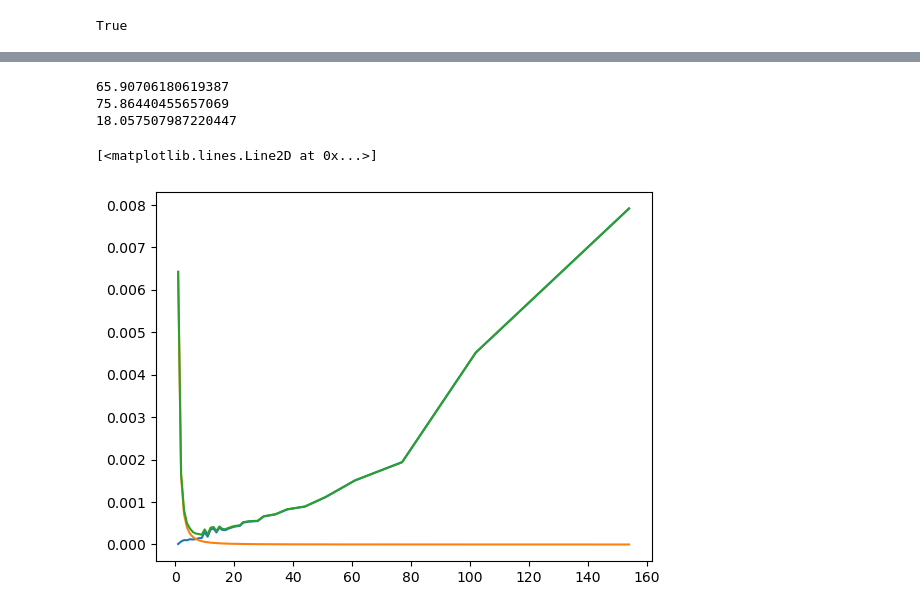
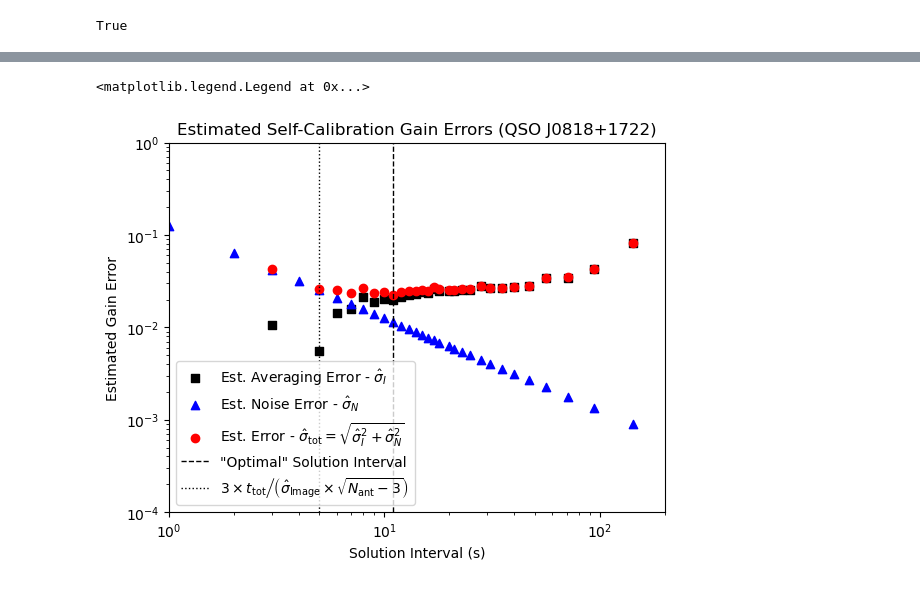
Before and after one commit to pm-keller/qsoimg, a Jupyter notebook: nbooks/solint.ipynb, the cells around one changed output, grey strips where cells are left out. Saved outputs shown, nothing was run; the diff lists cells and outputs as text; code cells hidden in the pictures.

```diff
--- a/nbooks/solint.ipynb
+++ b/nbooks/solint.ipynb
@@ -166,23 +267,29 @@ print(data.shape)
 # %%
 varI_list = np.array(varI_list)
 varN_list = np.array(varN_list)
-var_tot = varI_list + 18 * varN_list
+var_tot = varI_list + varN_list
 imin = np.nanargmin(var_tot)
 solint = solint0 * np.array(dt_list)[imin]
-
-print(1 / np.sqrt(var_tot[imin]))
-print(2 * 0.15 * np.sqrt(var_tot[imin]) / 0.00006)
-print(solint)
-# %% [output]
-65.90706180619387
-75.86440455657069
-18.057507987220447
-# %%
-import matplotlib.pyplot as plt
-
-plt.plot(dt_list, varI_list)
-plt.plot(dt_list, 18 * varN_list)
-plt.plot(dt_list, varI_list + 18 * varN_list)
-# %% [output]
-[<matplotlib.lines.Line2D at 0x...>]
-[figure, removed]
+# %%
+varI_list[varI_list<=0] = np.nan
+# %%
+
+plt.scatter(dt_list, np.sqrt(varI_list), color="k", marker="s", label=r"Est. Averaging Error - $\hat{\sigma}_{I}$")
+plt.scatter(dt_list, np.sqrt(varN_list), color="b", marker="^", label=r"Est. Noise Error - $\hat{\sigma}_{N}$")
+plt.scatter(dt_list, np.sqrt(varI_list + varN_list), facecolors="r", marker="o", label=r"Est. Error - $\hat{\sigma}_\mathrm{tot} = \sqrt{\hat{\sigma}_{I}^2 + \hat{\sigma}_{N}^2}$")
+plt.vlines(dt_list[imin], 1e-4, 1e0, color="k", linestyle="--", linewidth=1, label='"Optimal" Solution Interval')
+plt.vlines(5, 1e-4, 1e0, color="k", linestyle="dotted", linewidth=1, label=r"$3 \times t_\mathrm{tot} \left/ \left(\hat{\sigma}_\mathrm{Image} \times \sqrt{N_\mathrm{ant}-3}\right)\right.$")
+
+plt.title("Estimated Self-Calibration Gain Errors (QSO J0818+1722)")
+plt.xlabel("Solution Interval (s)")
+plt.ylabel("Estimated Gain Error")
+plt.xscale("log")
+plt.yscale("log")
+
+plt.xlim(1e0, 2e2)
+plt.ylim(1e-4, 1e-0)
+
+plt.legend(loc=3)
+# %% [output]
+<matplotlib.legend.Legend at 0x...>
+[figure, added]
```
Also changed, not shown: parts of 20 cells of this notebook, 45 other files.
